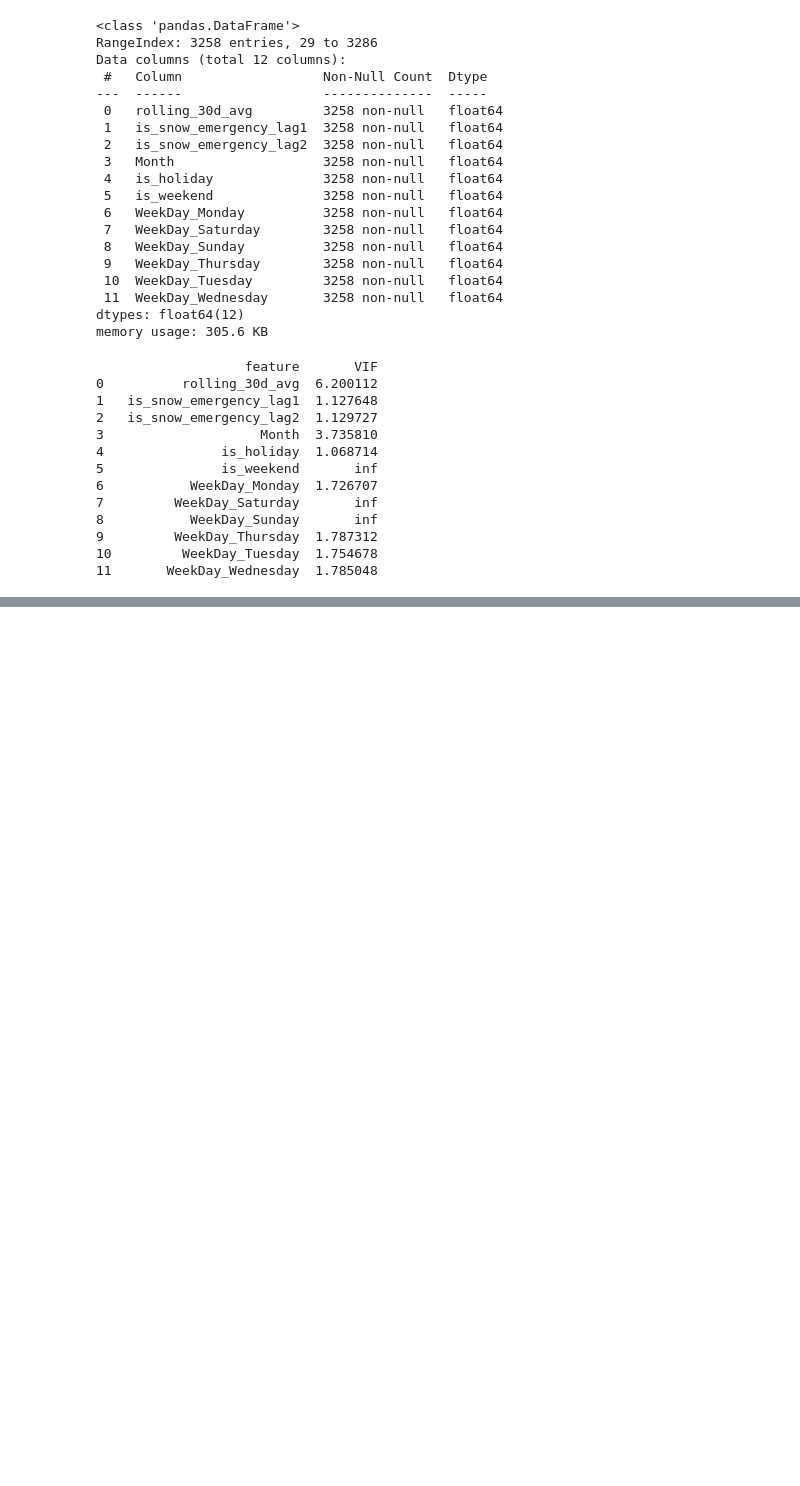
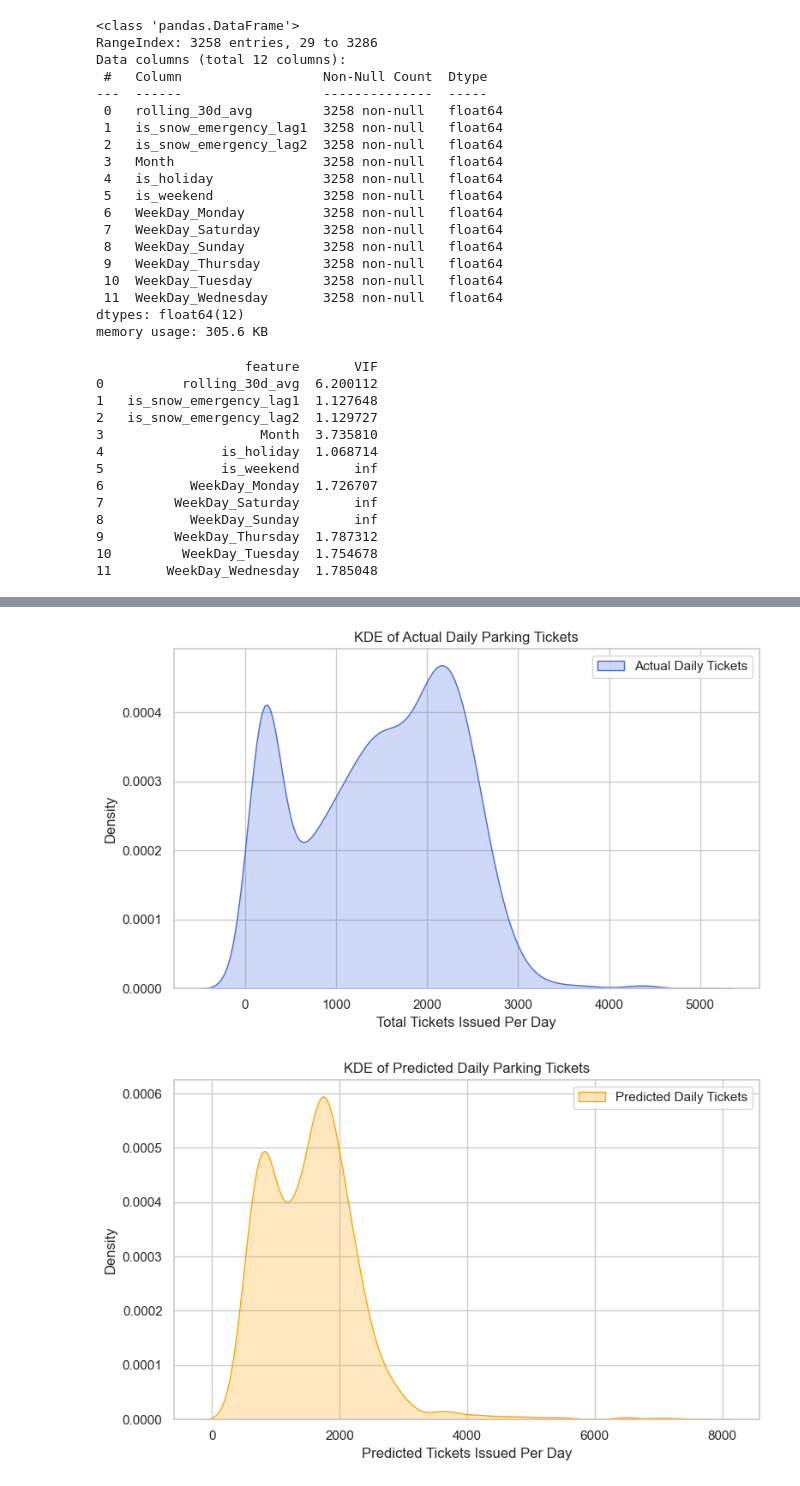
Before and after one commit to johneckberg/Milwaukee-Ticket-Data-Analysis, a Jupyter notebook: parking_final_project.ipynb, the cells around one changed output, grey strips where cells are left out. Saved outputs shown, nothing was run; the diff lists cells and outputs as text; code cells hidden in the pictures; blank space fills up the shorter version.

```diff
--- a/parking_final_project.ipynb
+++ b/parking_final_project.ipynb
@@ -696,0 +854,23 @@ print(vif_df)
+# %%
+# KDE plot for actual daily ticket counts
+plt.figure(figsize=(8, 5))
+sns.kdeplot(daily_summary_df['total_tickets'].dropna(), fill=True, color='royalblue', label='Actual Daily Tickets')
+plt.title('KDE of Actual Daily Parking Tickets')
+plt.xlabel('Total Tickets Issued Per Day')
+plt.ylabel('Density')
+plt.legend()
+plt.tight_layout()
+plt.show()
+
+# KDE plot for predicted daily ticket counts
+plt.figure(figsize=(8, 5))
+sns.kdeplot(daily_summary_df['predicted_tickets'].dropna(), fill=True, color='orange', label='Predicted Daily Tickets')
+plt.title('KDE of Predicted Daily Parking Tickets')
+plt.xlabel('Predicted Tickets Issued Per Day')
+plt.ylabel('Density')
+plt.legend()
+plt.tight_layout()
+plt.show()
+# %% [output]
+[figure, added]
+[figure, added]
```
Also changed, not shown: parts of 10 cells of this notebook, 2 other files.
